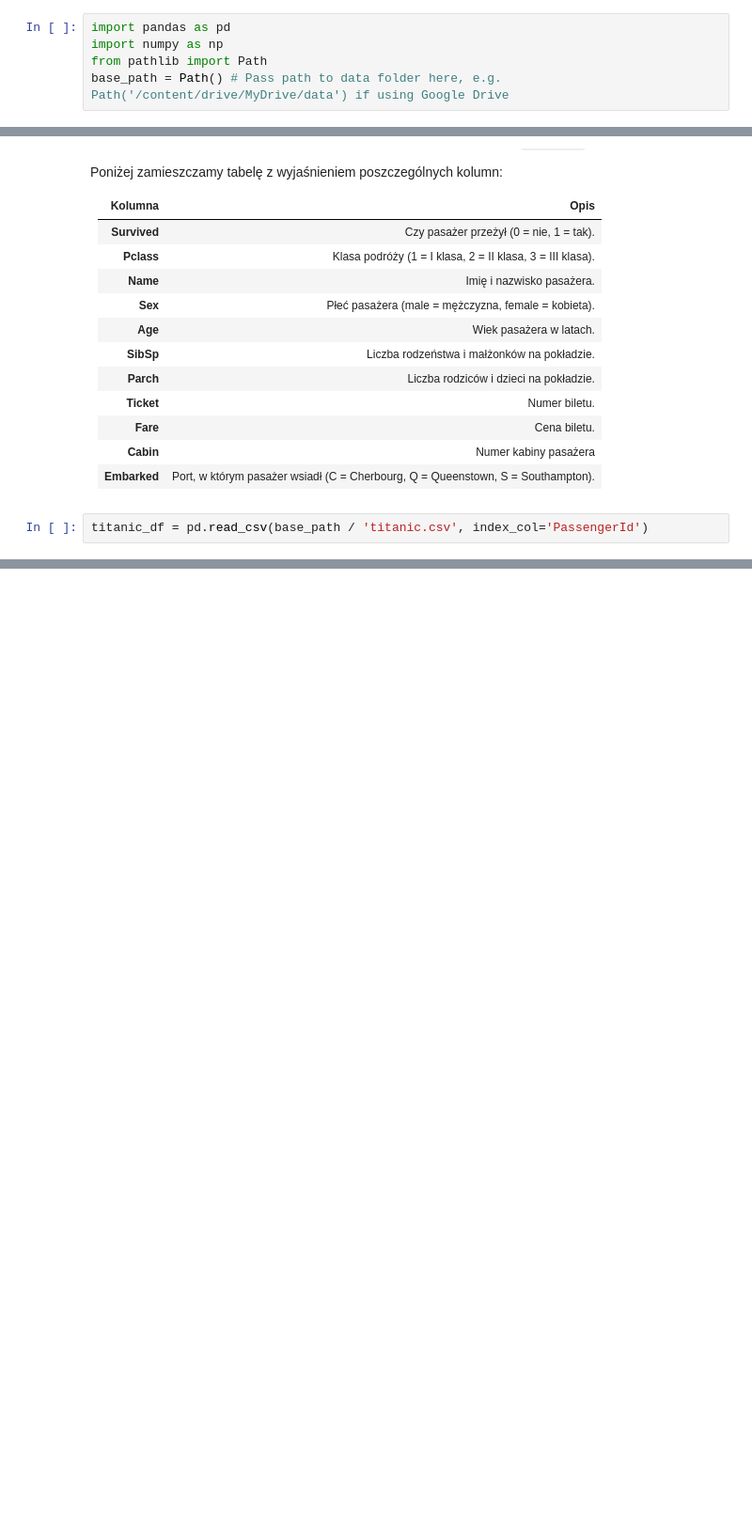
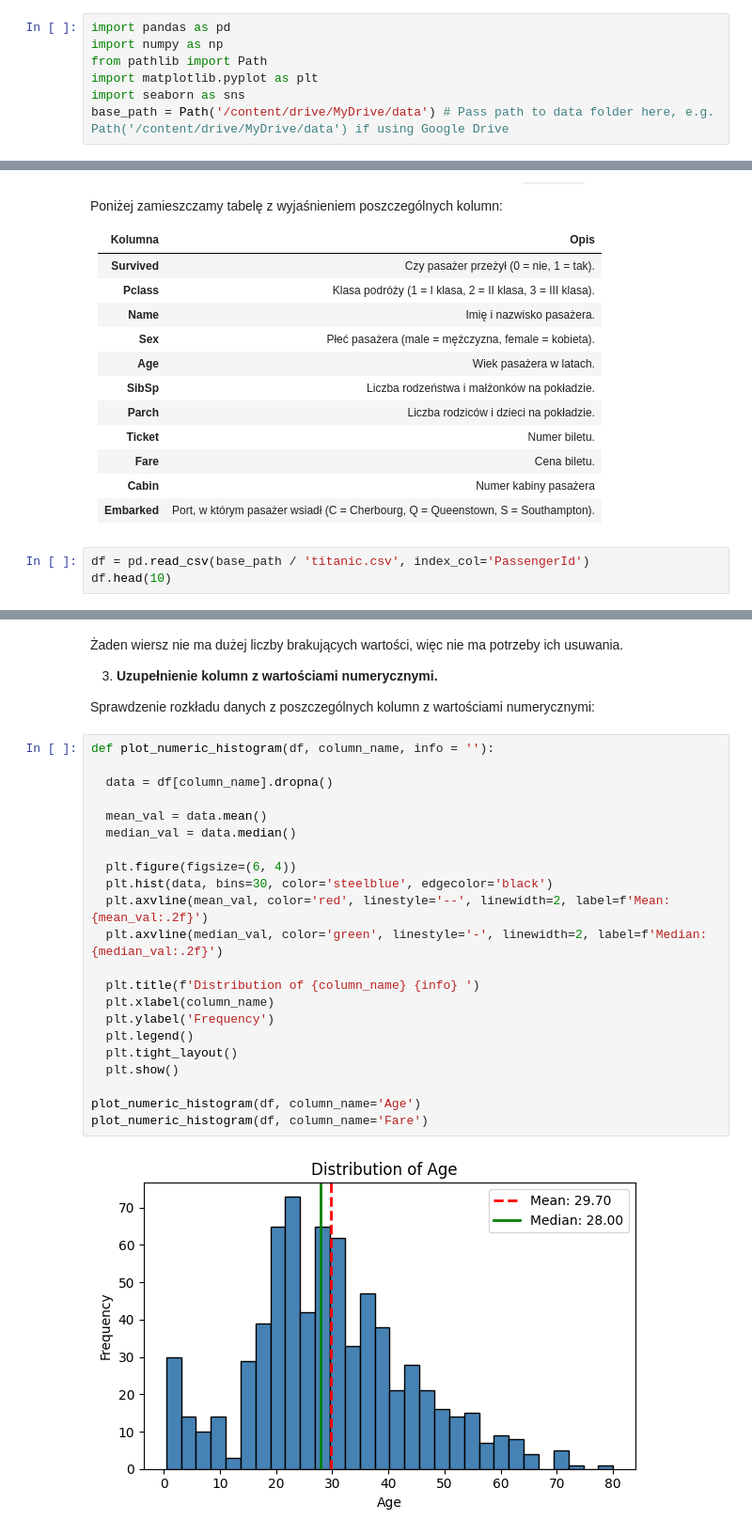
Before and after one commit to Solvro/ml-wakacyjne-wyzwanie-2025, a Jupyter notebook: 1_przetwarzanie_wizualizacja/EDA_zadanie.ipynb, the cells around one changed output, grey strips where cells are left out. Shown at 94% size. Drawn from its saved outputs; the diff is of its cells as text; blank space fills up the shorter version.

```diff
--- a/1_przetwarzanie_wizualizacja/EDA_zadanie.ipynb
+++ b/1_przetwarzanie_wizualizacja/EDA_zadanie.ipynb
@@ -5,7 +7,9 @@ drive.mount('/content/drive') # remove the cell if colab is not used
 import pandas as pd
 import numpy as np
 from pathlib import Path
-base_path = Path() # Pass path to data folder here, e.g. Path('/content/drive/MyDrive/data') if using Google Drive
+import matplotlib.pyplot as plt
+import seaborn as sns
+base_path = Path('/content/drive/MyDrive/data') # Pass path to data folder here, e.g. Path('/content/drive/MyDrive/data') if using Google Drive
 # %% [markdown]
 # Analiza i przetwarzanie danych na temat Titanica
 
@@ -64,4 +68,5 @@ Poniżej zamieszczamy tabelę z wyjaśnieniem poszczególnych kolumn:
 | **Embarked** | Port, w którym pasażer wsiadł (C = Cherbourg, Q = Queenstown, S = Southampton). |
                                                          |
 # %%
-titanic_df = pd.read_csv(base_path / 'titanic.csv', index_col='PassengerId')
+df = pd.read_csv(base_path / 'titanic.csv', index_col='PassengerId')
+df.head(10)
@@ -67,0 +156,30 @@ titanic_df = pd.read_csv(base_path / 'titanic.csv', index_col='PassengerId')
+# %% [markdown]
+Żaden wiersz nie ma dużej liczby brakujących wartości, więc nie ma potrzeby ich usuwania.
+
+3. **Uzupełnienie kolumn z wartościami numerycznymi.**
+
+Sprawdzenie rozkładu danych z poszczególnych kolumn z wartościami numerycznymi:
+# %%
+def plot_numeric_histogram(df, column_name, info = ''):
+
+  data = df[column_name].dropna()
+
+  mean_val = data.mean()
+  median_val = data.median()
+
+  plt.figure(figsize=(6, 4))
+  plt.hist(data, bins=30, color='steelblue', edgecolor='black')
+  plt.axvline(mean_val, color='red', linestyle='--', linewidth=2, label=f'Mean: {mean_val:.2f}')
+  plt.axvline(median_val, color='green', linestyle='-', linewidth=2, label=f'Median: {median_val:.2f}')
+
+  plt.title(f'Distribution of {column_name} {info} ')
+  plt.xlabel(column_name)
+  plt.ylabel('Frequency')
+  plt.legend()
+  plt.tight_layout()
+  plt.show()
+
+plot_numeric_histogram(df, column_name='Age')
+plot_numeric_histogram(df, column_name='Fare')
+# %% [output]
+[figure, added]
```
Also changed, not shown: parts of 41 cells of this notebook.
